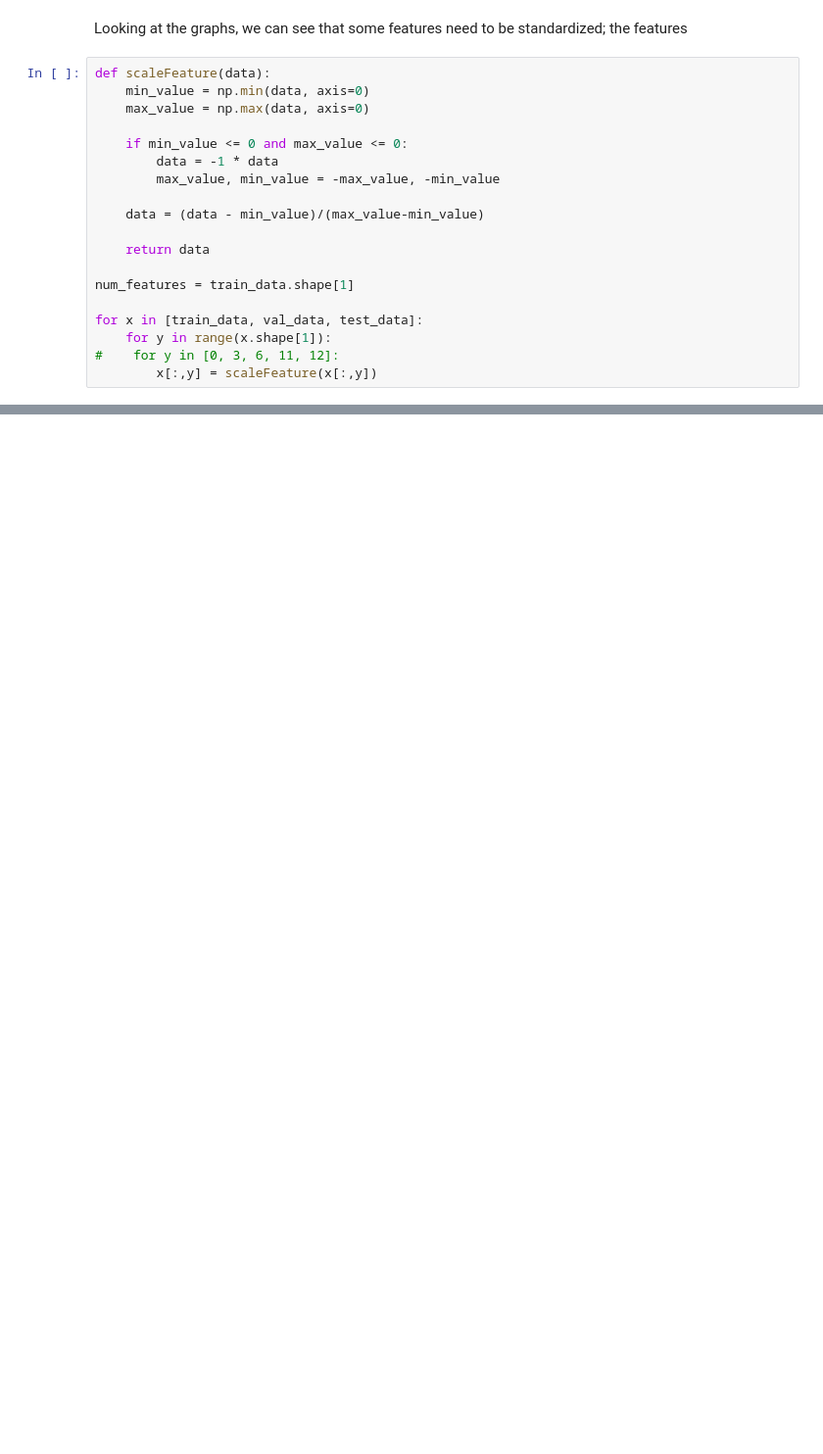
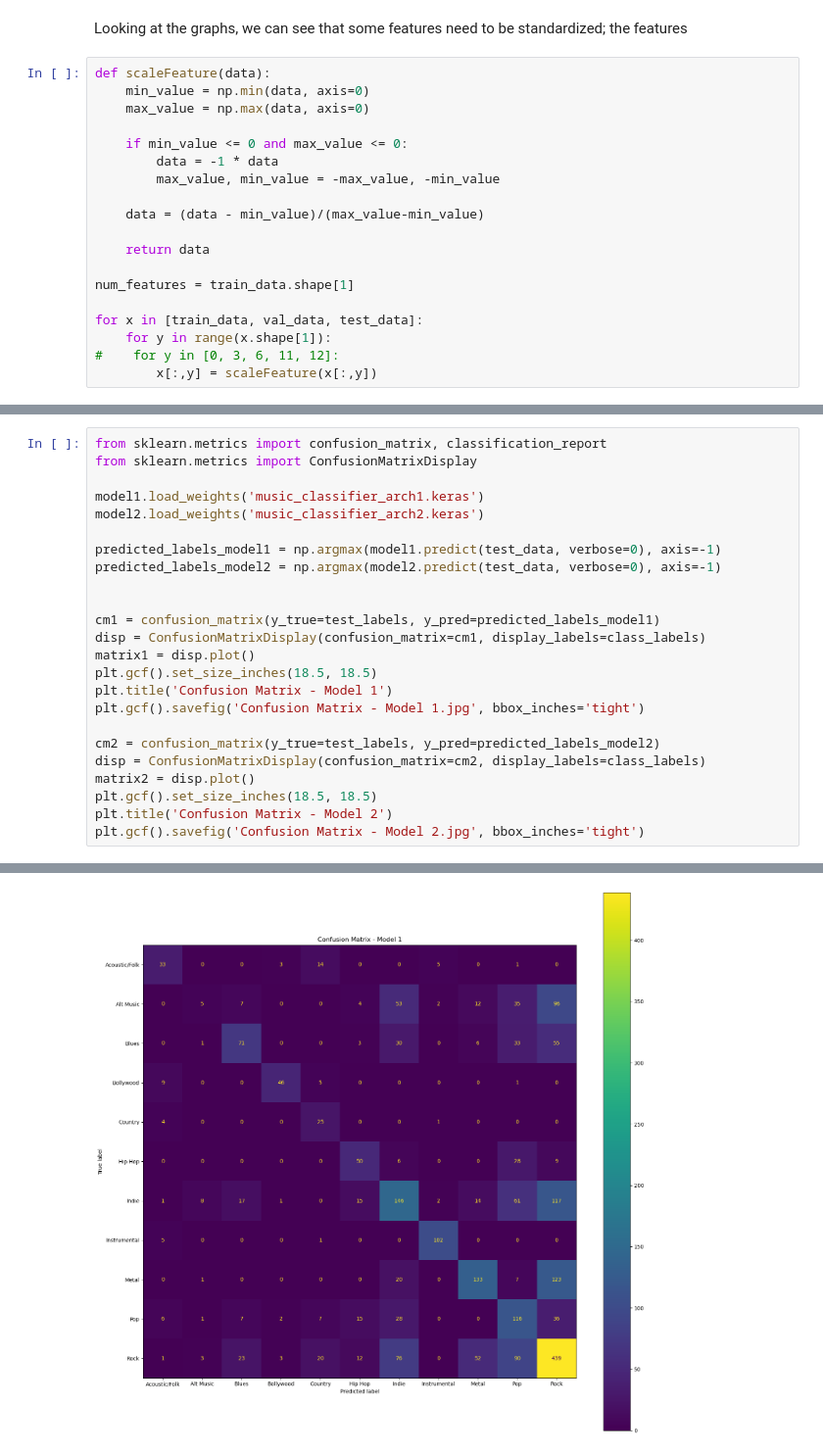
Before and after one commit to SherwynBraganza31/csc592_datasci_intro, a Jupyter notebook: grad_project/music_genre_classification.ipynb, the cells around one changed output, grey strips where cells are left out. Shown at 98% size. Drawn from its saved outputs; the diff is of its cells as text; blank space fills up the shorter version.

```diff
--- a/grad_project/music_genre_classification.ipynb
+++ b/grad_project/music_genre_classification.ipynb
@@ -297,0 +321,25 @@ plt.show()
+# %%
+from sklearn.metrics import confusion_matrix, classification_report
+from sklearn.metrics import ConfusionMatrixDisplay
+
+model1.load_weights('music_classifier_arch1.keras')
+model2.load_weights('music_classifier_arch2.keras')
+
+predicted_labels_model1 = np.argmax(model1.predict(test_data, verbose=0), axis=-1)
+predicted_labels_model2 = np.argmax(model2.predict(test_data, verbose=0), axis=-1)
+
+
+cm1 = confusion_matrix(y_true=test_labels, y_pred=predicted_labels_model1)
+disp = ConfusionMatrixDisplay(confusion_matrix=cm1, display_labels=class_labels)
+matrix1 = disp.plot()
+plt.gcf().set_size_inches(18.5, 18.5)
+plt.title('Confusion Matrix - Model 1')
+plt.gcf().savefig('Confusion Matrix - Model 1.jpg', bbox_inches='tight')
+
+cm2 = confusion_matrix(y_true=test_labels, y_pred=predicted_labels_model2)
+disp = ConfusionMatrixDisplay(confusion_matrix=cm2, display_labels=class_labels)
+matrix2 = disp.plot()
+plt.gcf().set_size_inches(18.5, 18.5)
+plt.title('Confusion Matrix - Model 2')
+plt.gcf().savefig('Confusion Matrix - Model 2.jpg', bbox_inches='tight')
+# %% [output]
@@ -297,0 +348 @@ plt.show()
+[figure, added]
```
Also changed, not shown: parts of 7 cells of this notebook, 3 other files.
